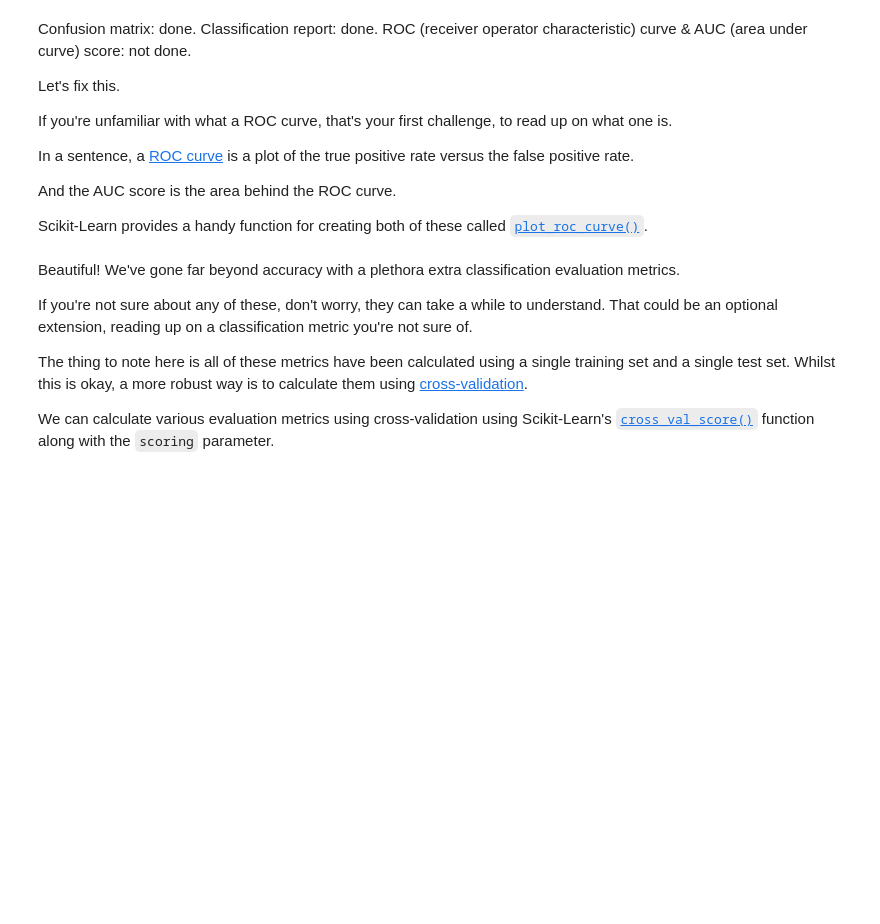
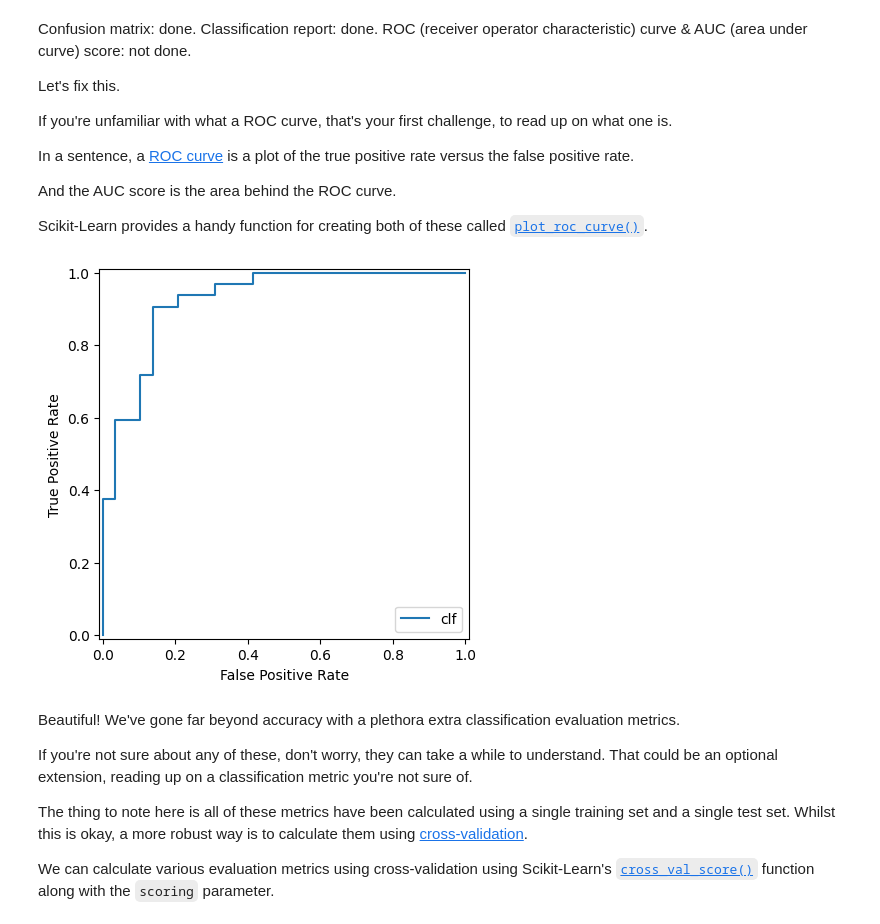
Before and after one commit to Utkarsh-Dankhara/ML-course, a Jupyter notebook: scikit-learn-exercises.ipynb, the cells around one changed output. Cells and saved outputs as stored; diff of their text form; code cells hidden in the pictures; blank space fills up the shorter version.

```diff
--- a/scikit-learn-exercises.ipynb
+++ b/scikit-learn-exercises.ipynb
@@ -378,7 +495,15 @@ And the AUC score is the area behind the ROC curve.
 Scikit-Learn provides a handy function for creating both of these called [`plot_roc_curve()`](https://scikit-learn.org/stable/modules/generated/sklearn.metrics.plot_roc_curve.html).
 # %%
 # Plot a ROC curve using our current machine learning model using plot_roc_curve
-###
+
+from sklearn.metrics import roc_curve
+y_probs = clf.predict_proba(X_test)
+y_probs_positive = y_probs[:,1]
+fpr, tpr, thresholds = roc_curve(y_test, y_probs_positive)
+RocCurveDisplay(fpr = fpr, tpr = tpr, estimator_name = "clf").plot()
+plt.show()
+# %% [output]
+[figure, added]
 # %% [markdown]
 Beautiful! We've gone far beyond accuracy with a plethora extra classification evaluation metrics.
 
```
Also changed, not shown: parts of 61 cells of this notebook, 1 other file.
